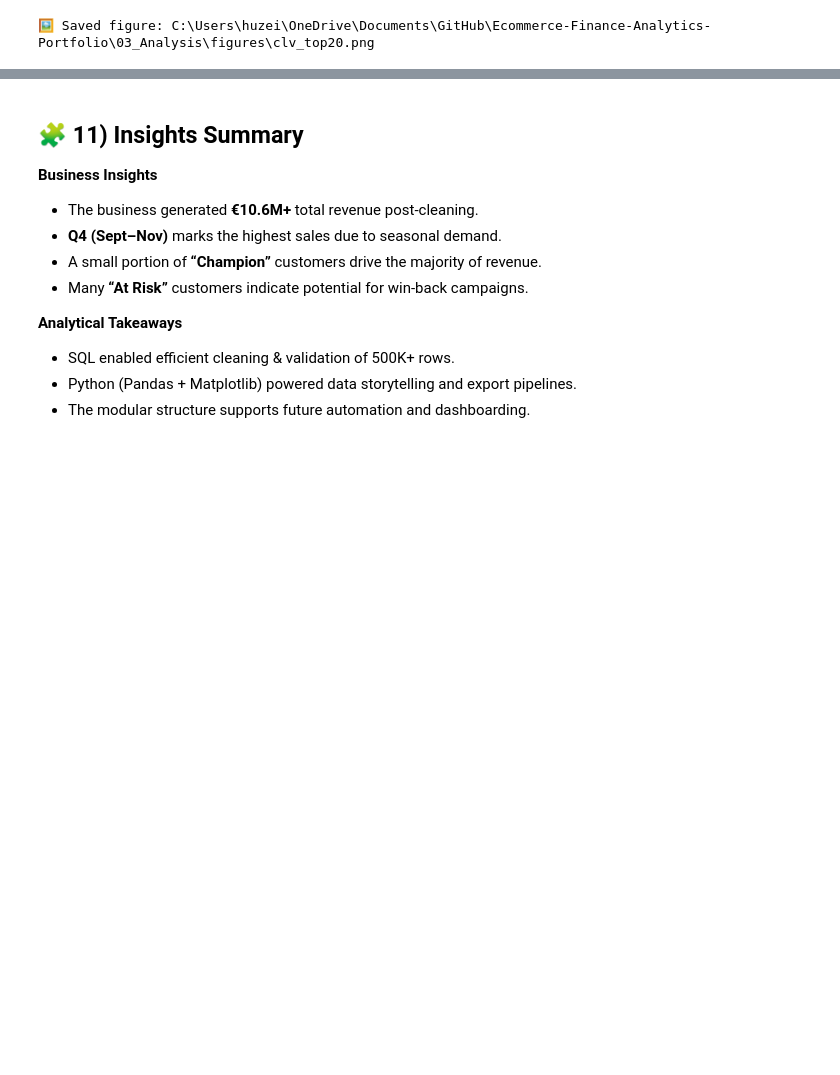
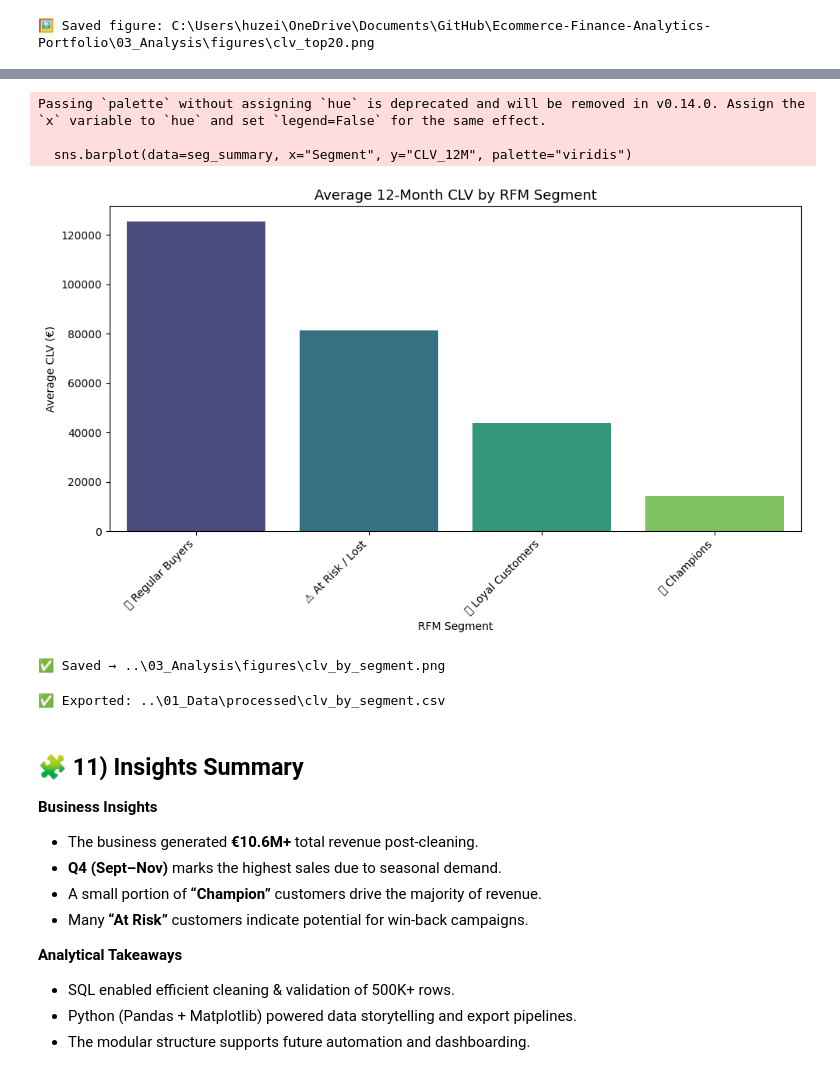
Before and after one commit to HuzeifKhan/Ecommerce-Finance-Analytics-Portfolio, a Jupyter notebook: 03_Analysis/ecommerce_analysis.ipynb, the cells around one changed output, grey strips where cells are left out. Saved outputs shown, nothing was run; the diff lists cells and outputs as text; code cells hidden in the pictures; blank space fills up the shorter version.

```diff
--- a/03_Analysis/ecommerce_analysis.ipynb
+++ b/03_Analysis/ecommerce_analysis.ipynb
@@ -1176,3 +1342,33 @@ print("🖼️ Saved figure:", CLV_PNG)
+# %%
+import matplotlib.pyplot as plt
+import seaborn as sns
+
+plt.figure(figsize=(10,6))
+sns.barplot(data=seg_summary, x="Segment", y="CLV_12M", palette="viridis")
+plt.title("Average 12-Month CLV by RFM Segment", fontsize=13)
+plt.xticks(rotation=45, ha="right")
+plt.ylabel("Average CLV (€)")
+plt.xlabel("RFM Segment")
+plt.tight_layout()
+
+# save for PDF integration
+out_dir = Path("../03_Analysis/figures")
+out_dir.mkdir(parents=True, exist_ok=True)
+plt.savefig(out_dir / "clv_by_segment.png", dpi=300, bbox_inches="tight")
+plt.show()
+print("✅ Saved →", out_dir / "clv_by_segment.png")
+# %% [output]
+Passing `palette` without assigning `hue` is deprecated and will be removed in v0.14.0. Assign the `x` variable to `hue` and set `legend=False` for the same effect.
+
+  sns.barplot(data=seg_summary, x="Segment", y="CLV_12M", palette="viridis")
+[figure, added]
+✅ Saved → ..\03_Analysis\figures\clv_by_segment.png
+# %%
+out_csv = Path("../01_Data/processed/clv_by_segment.csv")
+seg_summary.to_csv(out_csv, index=False)
+print("✅ Exported:", out_csv)
+# %% [output]
+✅ Exported: ..\01_Data\processed\clv_by_segment.csv
 # %% [markdown]
 ## 🧩 11) Insights Summary
 
```
Also changed, not shown: parts of 11 cells of this notebook, 4 other files.
